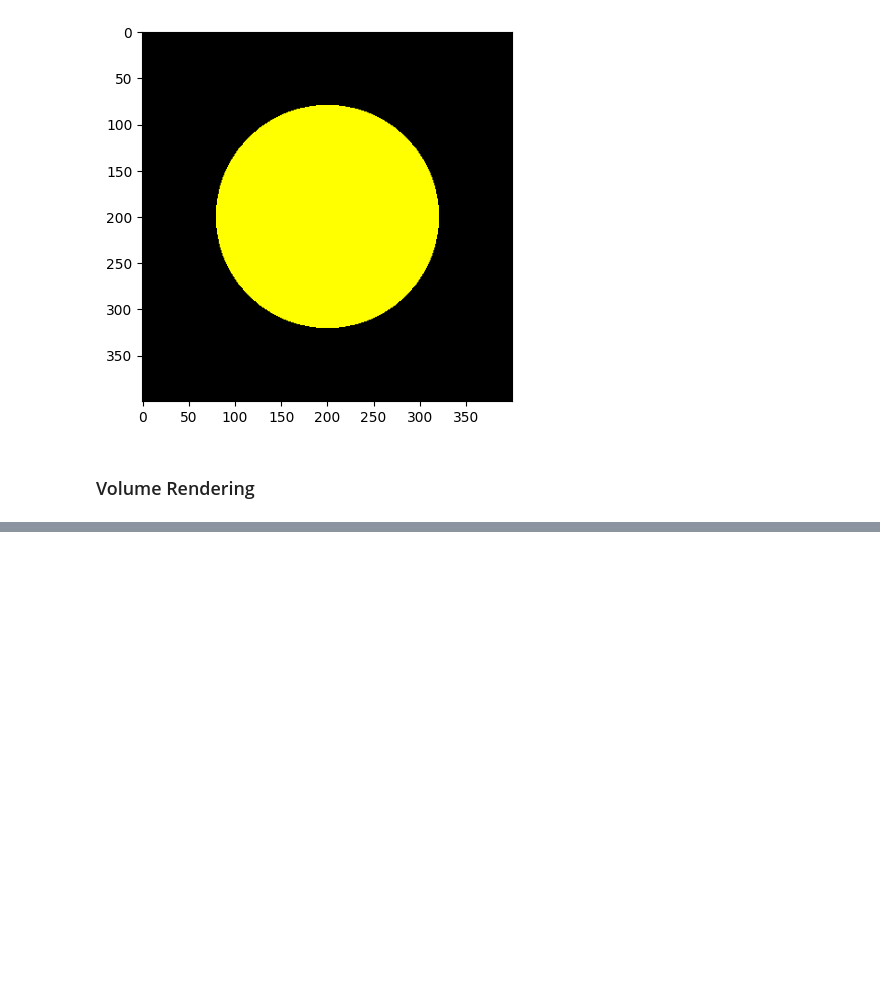
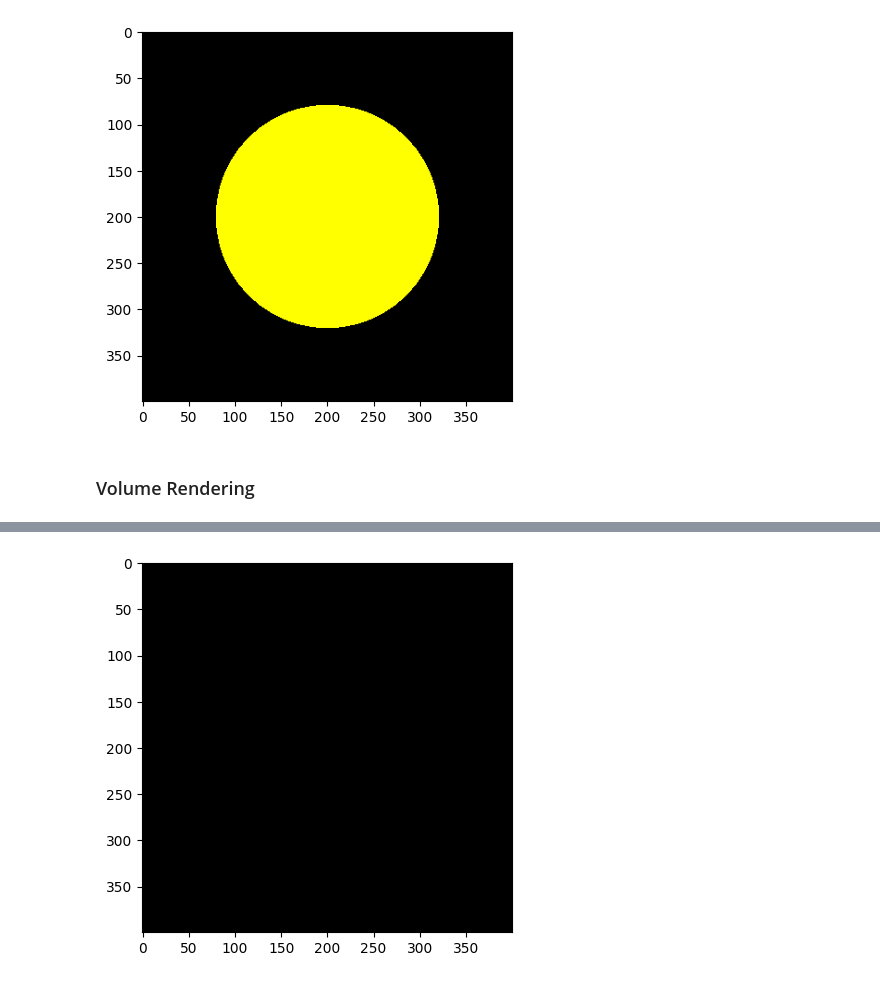
Before and after one commit to tvpian/NERF_Series, a Jupyter notebook: NERF_Series_01_Reconstruction.ipynb, the cells around one changed output, grey strips where cells are left out. Drawn from its saved outputs; the diff is of its cells as text; code cells hidden in the pictures; blank space fills up the shorter version.

```diff
--- a/NERF_Series_01_Reconstruction.ipynb
+++ b/NERF_Series_01_Reconstruction.ipynb
@@ -282,0 +302,11 @@ plt.show()
+# %%
+# Starting the optimization process with green color
+c_to_optimize = torch.tensor([0., 0., 0.], requires_grad=True)
+model = Sphere(torch.tensor([0, 0, -1]), 0.1, c_to_optimize)
+image_to_be_optimized = rendering(model, rays_o, rays_d, 0.8, 1.2)
+# Plot the colors
+plt.figure(dpi = 100)
+plt.imshow(image_to_be_optimized.cpu().detach().numpy())
+plt.show()
+# %% [output]
+[figure, added]
```
Also changed, not shown: parts of 6 cells of this notebook.
